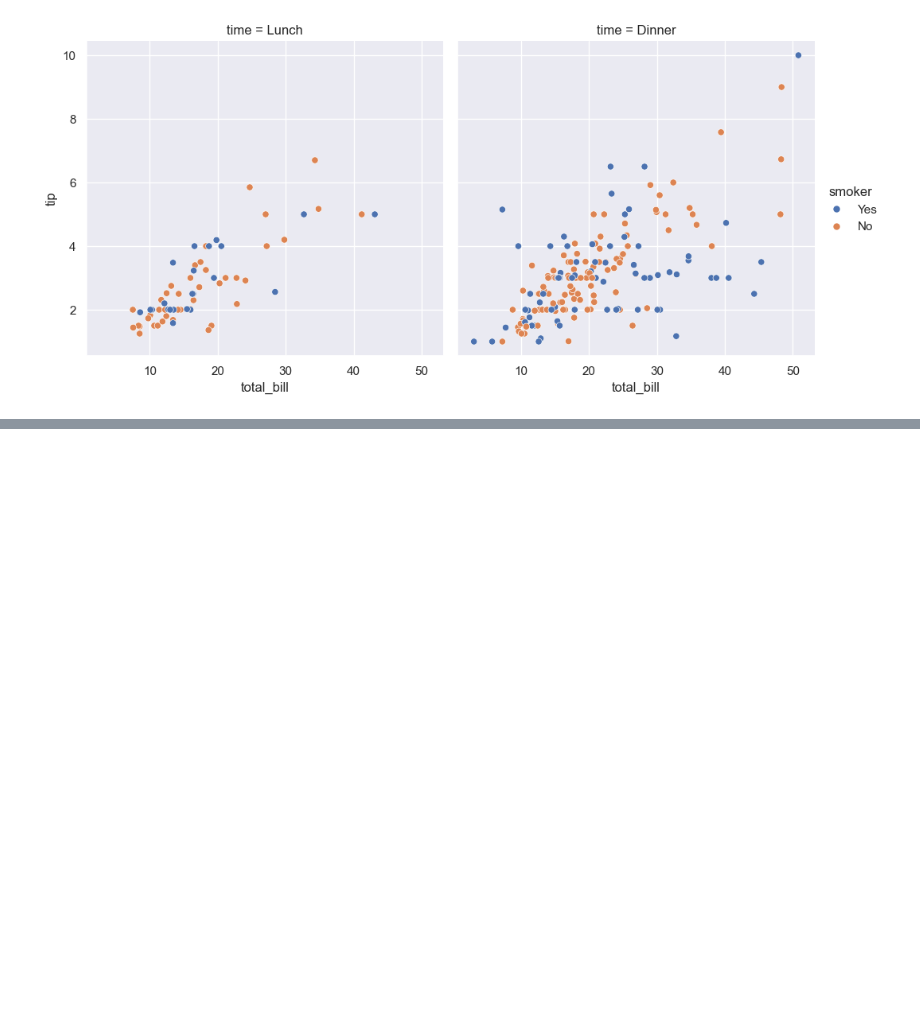
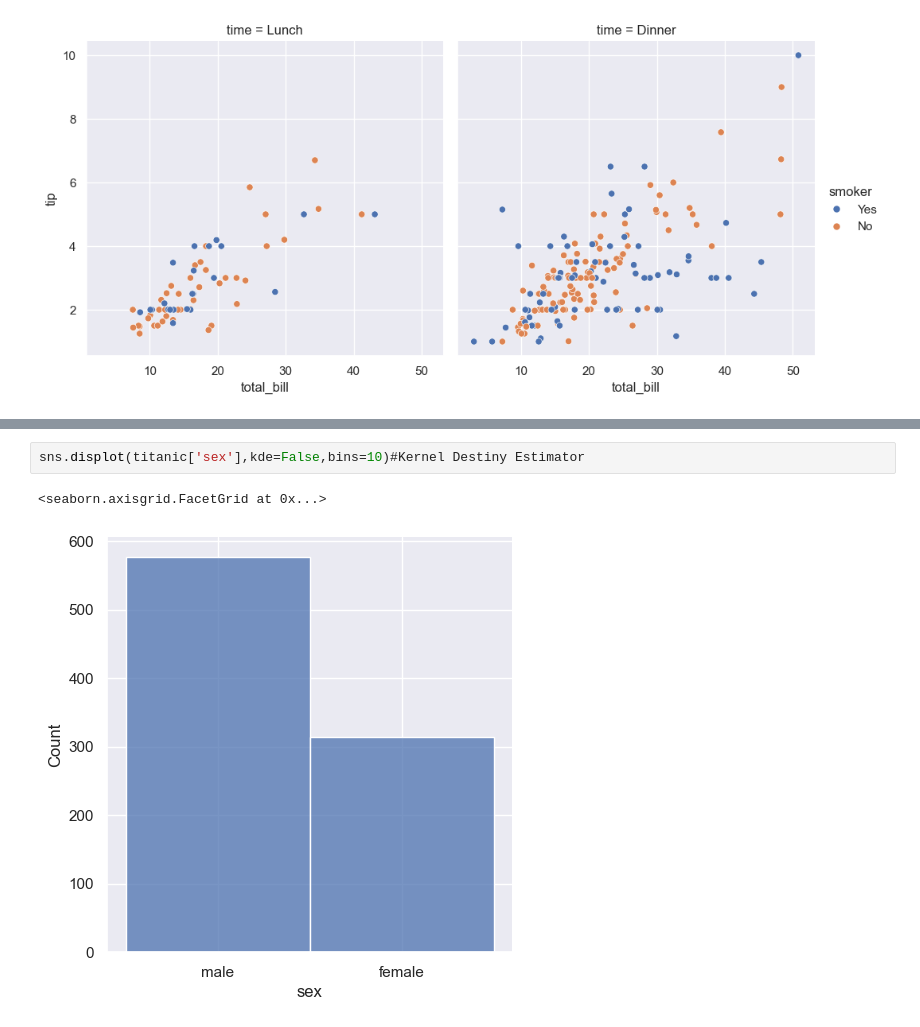
Before and after one commit to bhanublez/Python-learning, a Jupyter notebook: Machine Learning/Matplotlib/playWithSeaborn.ipynb, the cells around one changed output, grey strips where cells are left out. Cells and saved outputs as stored; diff of their text form; blank space fills up the shorter version.

```diff
--- a/Machine Learning/Matplotlib/playWithSeaborn.ipynb
+++ b/Machine Learning/Matplotlib/playWithSeaborn.ipynb
@@ -145,0 +197,5 @@ sns.relplot(x='total_bill',y='tip',hue='smoker',col='time',data=tips)
+# %%
+sns.displot(titanic['sex'],kde=False,bins=10)#Kernel Destiny Estimator
+# %% [output]
+<seaborn.axisgrid.FacetGrid at 0x...>
+[figure, added]
```
Also changed, not shown: parts of 47 cells of this notebook.
